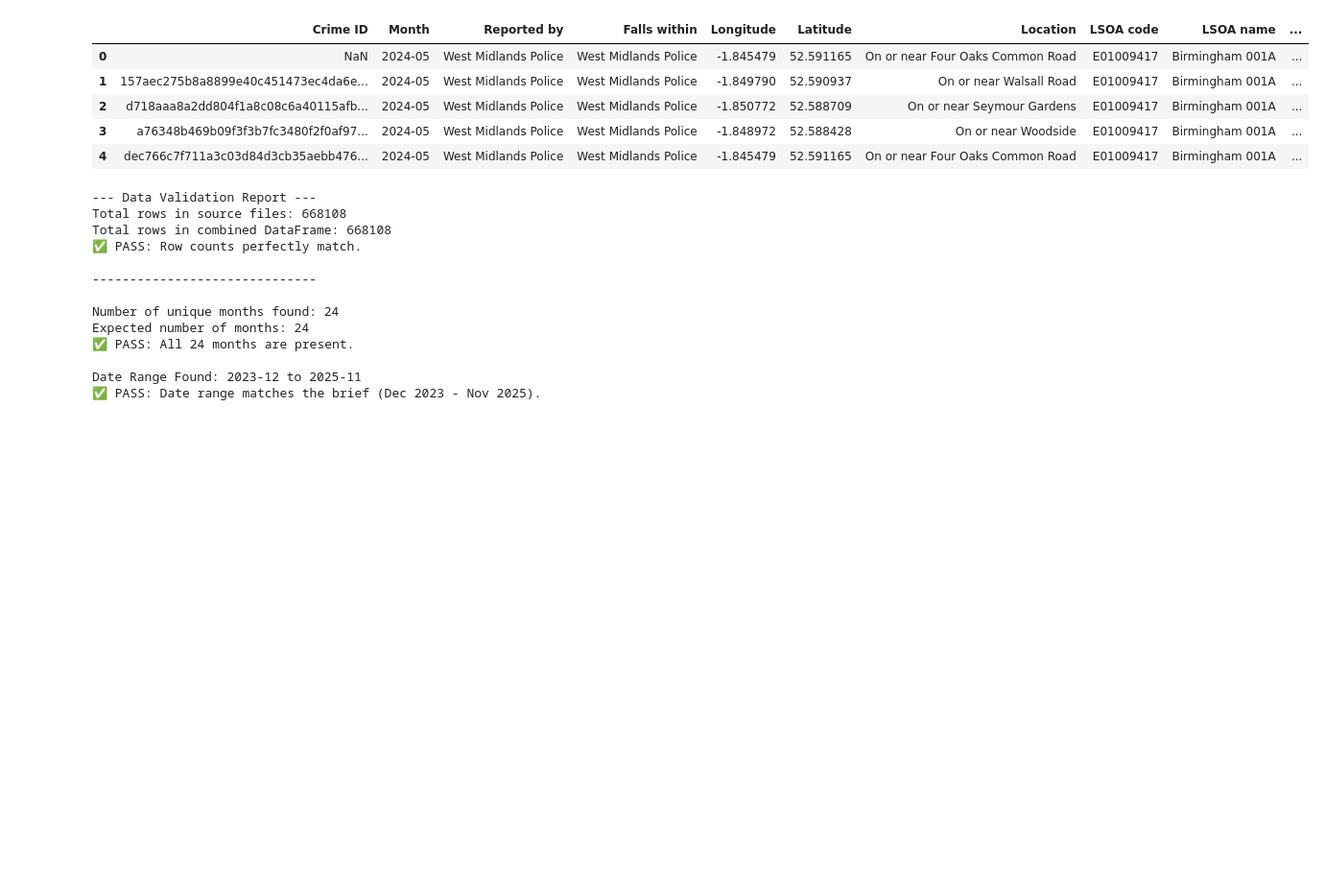
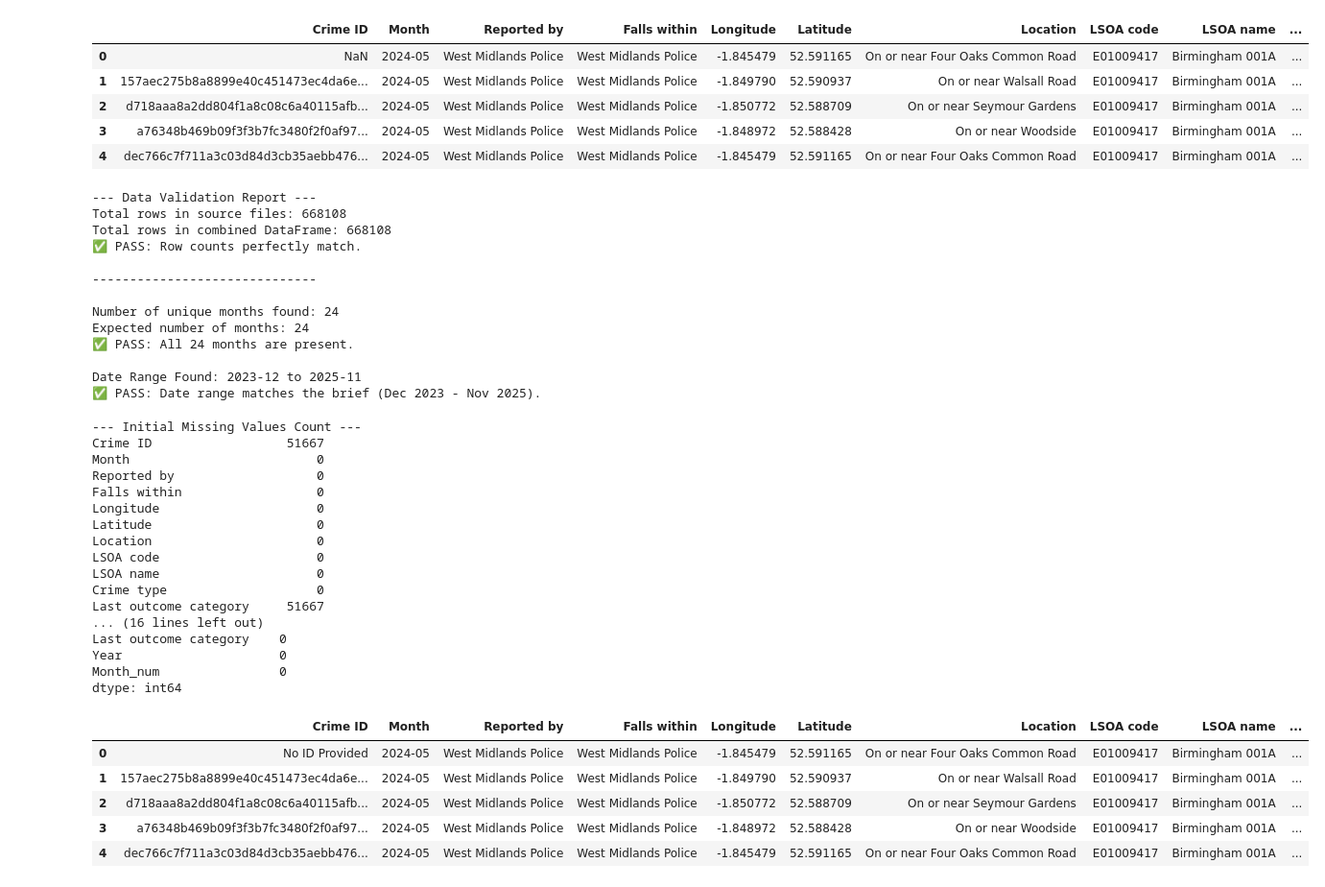
Before and after one commit to Nat2364/Assignment1, a Jupyter notebook: Assignment1.ipynb, the cells around one changed output. Shown at 96% size. Drawn from its saved outputs; the diff is of its cells as text; code cells hidden in the pictures; blank space fills up the shorter version.

```diff
--- a/Assignment1.ipynb
+++ b/Assignment1.ipynb
@@ -222,3 +222,60 @@ Expected number of months: 24
 
 Date Range Found: 2023-12 to 2025-11
 ✅ PASS: Date range matches the brief (Dec 2023 - Nov 2025).
+# %%
+# ==========================================
+# STAGE 2: DATA PREPARATION - CLEANING NaNs
+# ==========================================
+
+print("--- Initial Missing Values Count ---")
+print(combined_df.isnull().sum())
+
+# 1. Drop the 'Context' column
+# Justification: This column is almost always completely empty in the data.police.uk dataset.
+if 'Context' in combined_df.columns:
+    combined_df_cleaned = combined_df.drop(columns=['Context'])
+
+# 2. Handle missing 'Crime ID' and 'Last outcome category'
+# Justification: ASB often lacks a Crime ID and formal outcome. We fill these with descriptive placeholders
+# rather than dropping the rows, so we don't lose valuable ASB trend data.
+combined_df_cleaned['Crime ID'] = combined_df_cleaned['Crime ID'].fillna('No ID Provided')
+combined_df_cleaned['Last outcome category'] = combined_df_cleaned['Last outcome category'].fillna('No Outcome Recorded')
+
+# 3. Handle missing Location/LSOA data
+# Justification: Sometimes police withhold exact locations for privacy (anonymisation).
+# We flag these rather than deleting the crime record.
+combined_df_cleaned['LSOA name'] = combined_df_cleaned['LSOA name'].fillna('Location Anonymised/Unknown')
+combined_df_cleaned['LSOA code'] = combined_df_cleaned['LSOA code'].fillna('Unknown')
+
+# Note on Longitude/Latitude: We will leave these as NaN for now. If you do geospatial mapping later,
+# you can filter out rows where coordinates are missing (e.g., using .dropna(subset=['Longitude', 'Latitude'])).
+
+print("\n--- Missing Values After Cleaning ---")
+print(combined_df_cleaned.isnull().sum())
+
+# Let's peek at the cleaned data
+combined_df_cleaned.head()
+# %% [output]
+--- Initial Missing Values Count ---
+Crime ID                  51667
+Month                         0
+Reported by                   0
+Falls within                  0
+Longitude                     0
+Latitude                      0
+Location                      0
+LSOA code                     0
+LSOA name                     0
+Crime type                    0
+Last outcome category     51667
+... (16 lines left out)
+Last outcome category    0
+Year                     0
+Month_num                0
+dtype: int64
+|  | Crime ID | Month | Reported by | Falls within | Longitude | Latitude | Location | LSOA code | LSOA name | ... |
+| 0 | No ID Provided | 2024-05 | West Midlands Police | West Midlands Police | -1.845479 | 52.591165 | On or near Four Oaks Common Road | E01009417 | Birmingham 001A | ... |
+| 1 | 157aec275b8a8899e40c451473ec4da6e... | 2024-05 | West Midlands Police | West Midlands Police | -1.849790 | 52.590937 | On or near Walsall Road | E01009417 | Birmingham 001A | ... |
+| 2 | d718aaa8a2dd804f1a8c08c6a40115afb... | 2024-05 | West Midlands Police | West Midlands Police | -1.850772 | 52.588709 | On or near Seymour Gardens | E01009417 | Birmingham 001A | ... |
+| 3 | a76348b469b09f3f3b7fc3480f2f0af97... | 2024-05 | West Midlands Police | West Midlands Police | -1.848972 | 52.588428 | On or near Woodside | E01009417 | Birmingham 001A | ... |
+| 4 | dec766c7f711a3c03d84d3cb35aebb476... | 2024-05 | West Midlands Police | West Midlands Police | -1.845479 | 52.591165 | On or near Four Oaks Common Road | E01009417 | Birmingham 001A | ... |
```
Also changed, not shown: parts of 1 cell of this notebook.
